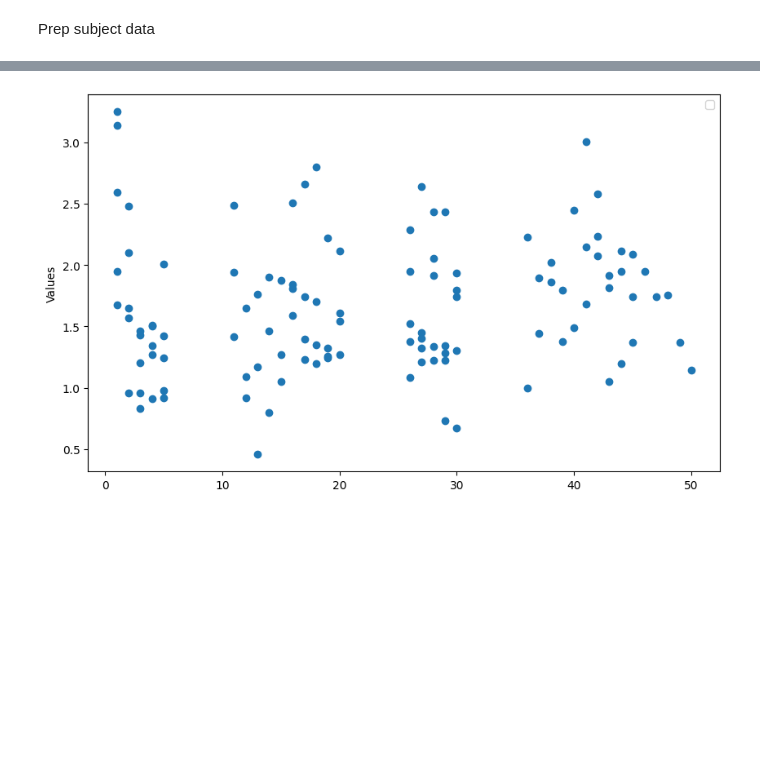
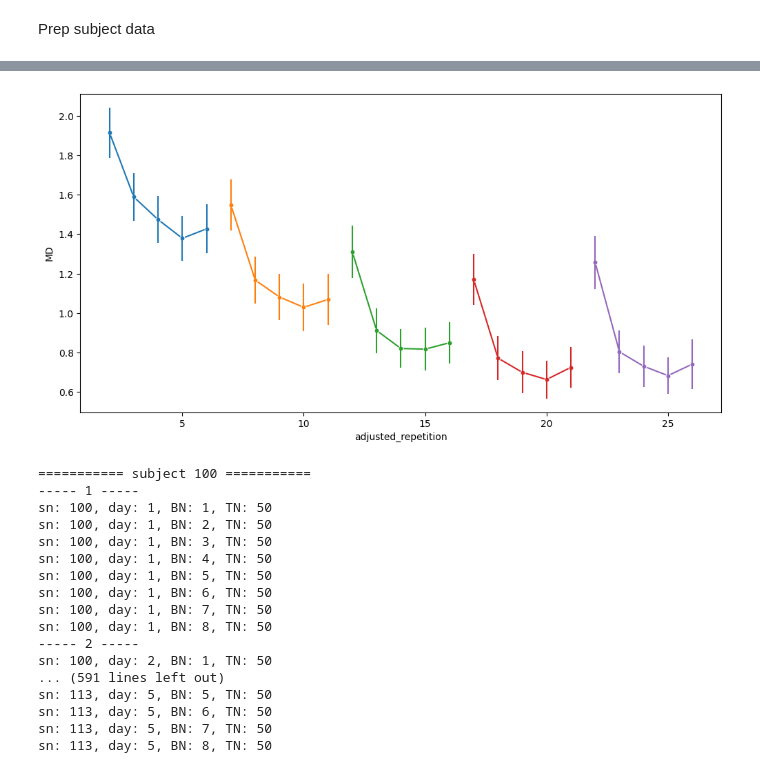
Before and after one commit to alighavam/EFC2, a Jupyter notebook: efc2_notebook.ipynb, the cells around one changed output, grey strips where cells are left out. Drawn from its saved outputs; the diff is of its cells as text; code cells hidden in the pictures; blank space fills up the shorter version.

```diff
--- a/efc2_notebook.ipynb
+++ b/efc2_notebook.ipynb
@@ -19,17 +33,58 @@ Processing efc2_100.csv
+# %%
+import pandas as pd
+from config import *
+import importlib
+import efc2_analyze as efc2
+importlib.reload(efc2)
+import matplotlib.pyplot as plt
+import numpy as np
+import seaborn as sns
+
+ana = pd.read_csv(os.path.join(ANALYSIS_PATH,'efc2_performance_improvement.csv'))
+
+# average across subjects:
+ana['adjusted_repetition'] = (ana['day']-1)*5 + 1 + ana['repetition']
+
+# plot RT, ET, MD across days:
+days = ana['day'].unique()
+plt.figure(figsize=(12, 6))
+for day in days:
+    subset = ana[(ana['day'] == day) & (ana['trained']==1)]
+    sns.lineplot(data=subset, x='adjusted_repetition', y='MD', errorbar=('se'), marker='o', markersize=5, err_style='bars')
+# %% [output]
+[figure, added]
 # %%
 import pandas as pd
 from config import *
+import importlib
+import efc2_analyze as efc2
+importlib.reload(efc2)
 import matplotlib.pyplot as plt
 import numpy as np
+import seaborn as sns
 
-df = pd.read_csv(os.path.join(ANALYSIS_PATH,'efc2_all.csv'))
+ana = pd.read_csv(os.path.join(ANALYSIS_PATH,'efc2_all.csv'))
+ana2 = pd.read_csv(os.path.join(ANALYSIS_PATH,'metrics.tsv'), sep='\t')
 
 
-plt.figure(figsize=(10, 6))
-plt.scatter(x, y)
-plt.xlabel('')
-plt.ylabel('Values')
-plt.legend()
-plt.show()
+x = ana['MD'] - ana2['MD']
+
+efc2.should_I_trust_this_data(ana)
 # %% [output]
-[figure, removed]
+=========== subject 100 ===========
+----- 1 -----
+sn: 100, day: 1, BN: 1, TN: 50
+sn: 100, day: 1, BN: 2, TN: 50
+sn: 100, day: 1, BN: 3, TN: 50
+sn: 100, day: 1, BN: 4, TN: 50
+sn: 100, day: 1, BN: 5, TN: 50
+sn: 100, day: 1, BN: 6, TN: 50
+sn: 100, day: 1, BN: 7, TN: 50
+sn: 100, day: 1, BN: 8, TN: 50
+----- 2 -----
+sn: 100, day: 2, BN: 1, TN: 50
+... (591 lines left out)
+sn: 113, day: 5, BN: 5, TN: 50
+sn: 113, day: 5, BN: 6, TN: 50
+sn: 113, day: 5, BN: 7, TN: 50
+sn: 113, day: 5, BN: 8, TN: 50
```
Also changed, not shown: parts of 4 cells of this notebook, 1 other file.
